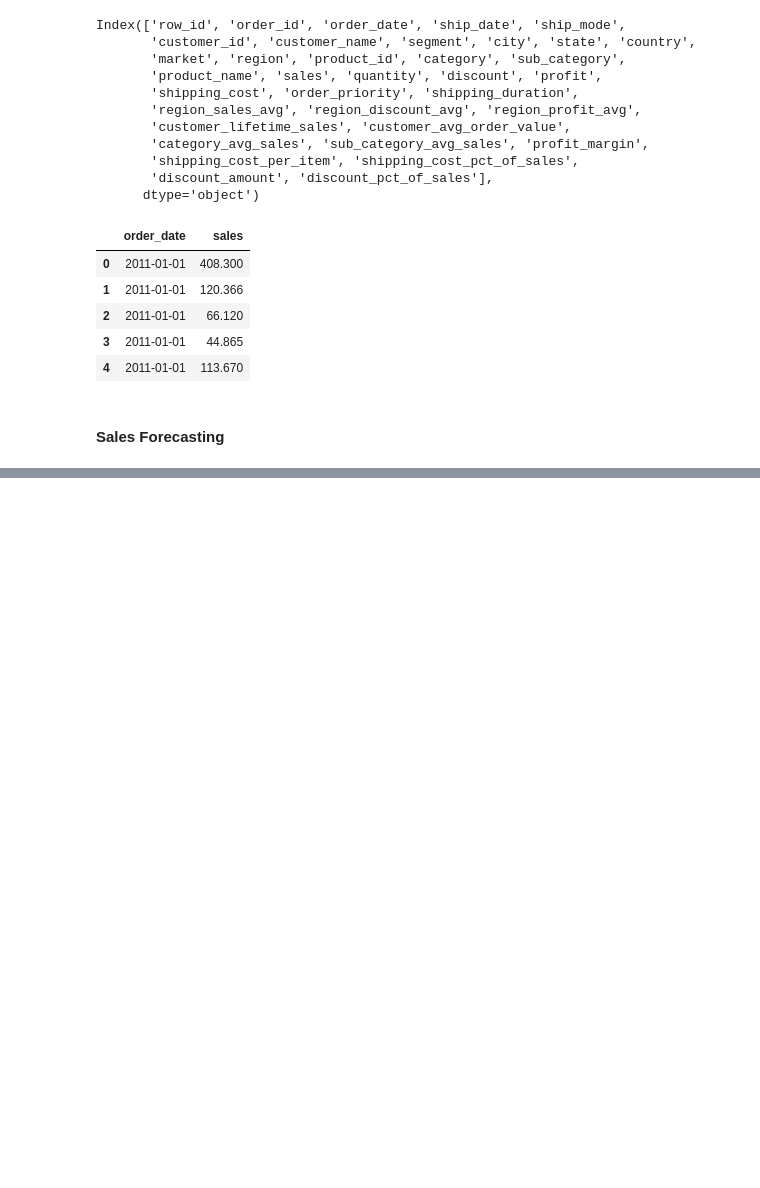
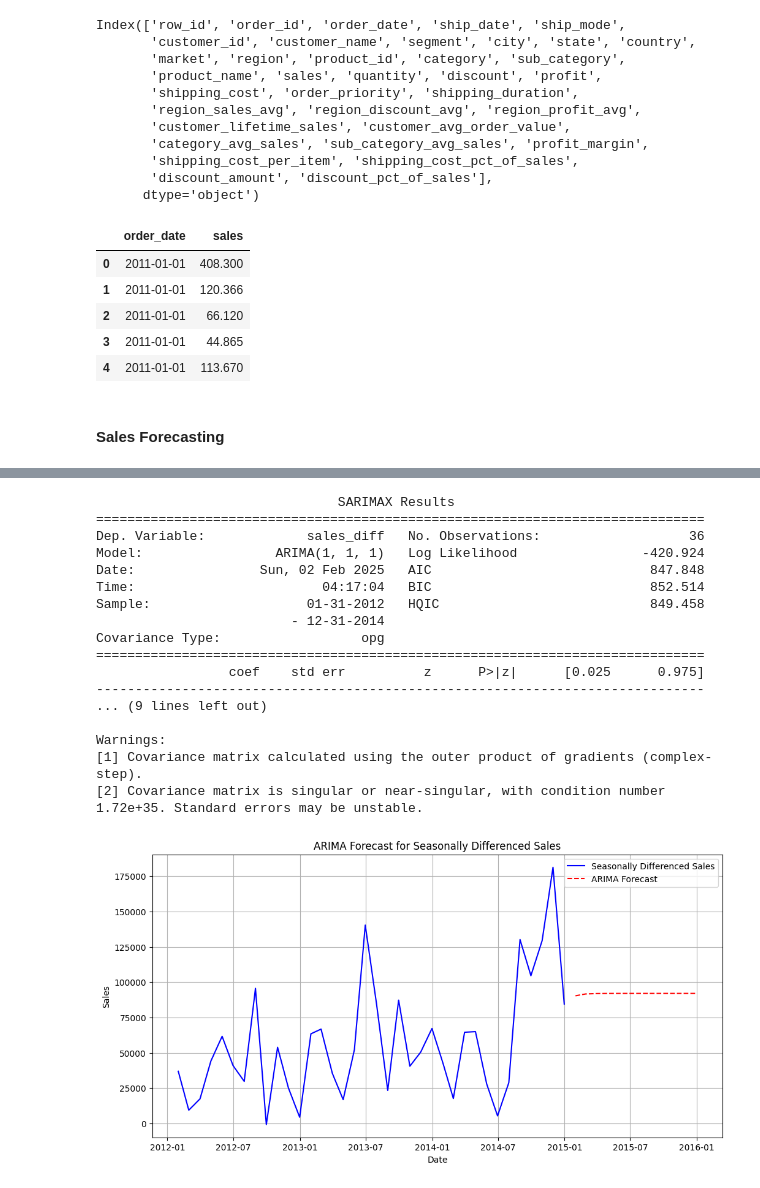
Before and after one commit to Akashraiden/Sales-Forecast-and-Prediction, a Jupyter notebook: EDA and Feature_Engineering.ipynb, the cells around one changed output, grey strips where cells are left out. Saved outputs shown, nothing was run; the diff lists cells and outputs as text; code cells hidden in the pictures; blank space fills up the shorter version.

```diff
--- a/EDA and Feature_Engineering.ipynb
+++ b/EDA and Feature_Engineering.ipynb
@@ -828,0 +935,42 @@ R-squared (R²): 0.898138024080929
+# %%
+from statsmodels.tsa.arima.model import ARIMA
+
+
+arima_model = ARIMA(df_monthly_diff, order=(1, 1, 1))
+arima_fit = arima_model.fit()
+
+
+print(arima_fit.summary())
+
+
+arima_forecast = arima_fit.forecast(steps=12)
+
+
+plt.figure(figsize=(12, 6))
+plt.plot(df_monthly_diff.index, df_monthly_diff, label='Seasonally Differenced Sales', color='blue')
+plt.plot(arima_forecast.index, arima_forecast, label='ARIMA Forecast', color='red', linestyle='dashed')
+plt.xlabel('Date')
+plt.ylabel('Sales')
+plt.title('ARIMA Forecast for Seasonally Differenced Sales')
+plt.legend()
+plt.grid()
+plt.show()
+# %% [output]
+                               SARIMAX Results
+==============================================================================
+Dep. Variable:             sales_diff   No. Observations:                   36
+Model:                 ARIMA(1, 1, 1)   Log Likelihood                -420.924
+Date:                Sun, 02 Feb 2025   AIC                            847.848
+Time:                        04:17:04   BIC                            852.514
+Sample:                    01-31-2012   HQIC                           849.458
+                         - 12-31-2014
+Covariance Type:                  opg
+==============================================================================
+                 coef    std err          z      P>|z|      [0.025      0.975]
+------------------------------------------------------------------------------
+... (9 lines left out)
+
+Warnings:
+[1] Covariance matrix calculated using the outer product of gradients (complex-step).
+[2] Covariance matrix is singular or near-singular, with condition number 1.72e+35. Standard errors may be unstable.
+[figure, added]
```
Also changed, not shown: parts of 16 cells of this notebook.
